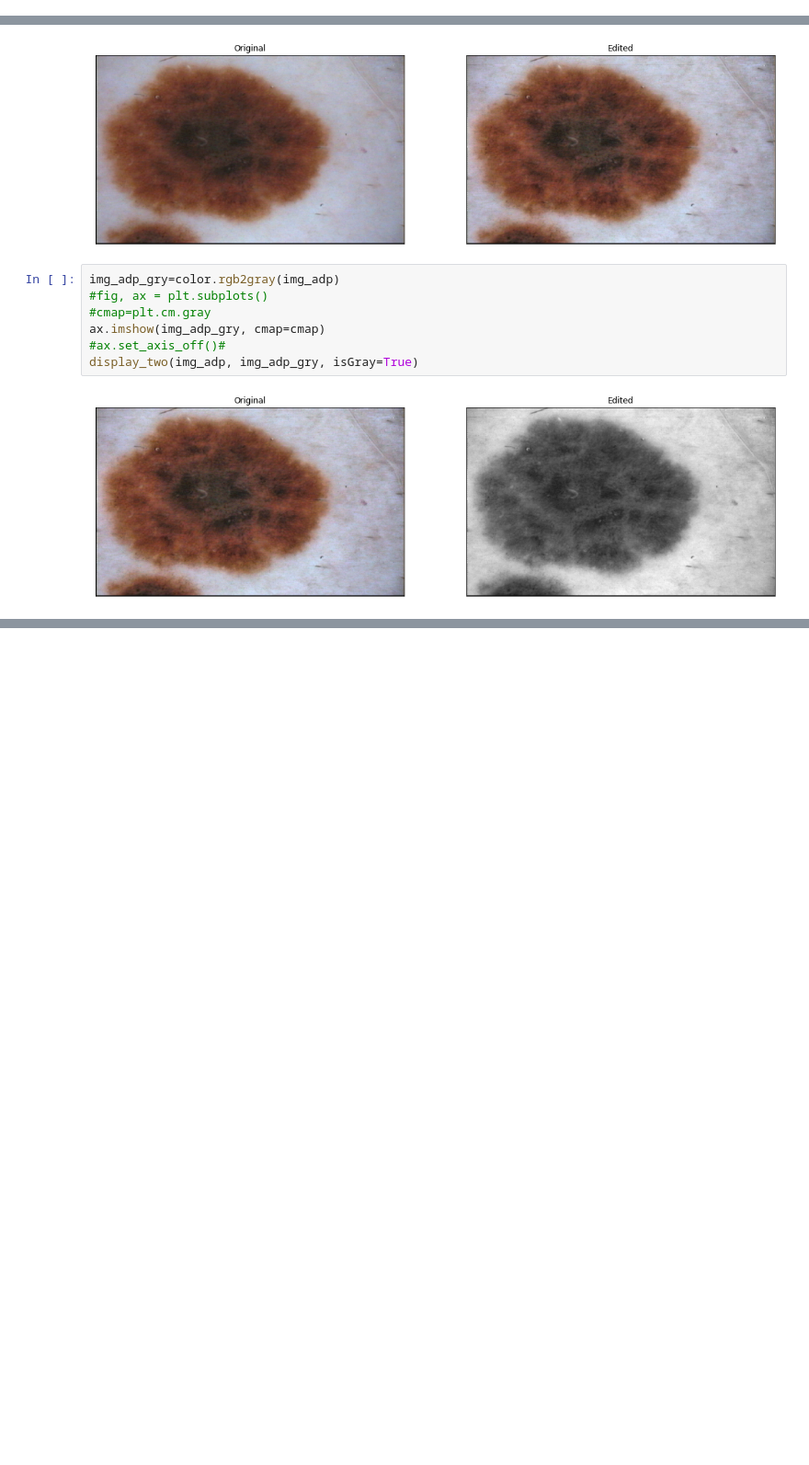
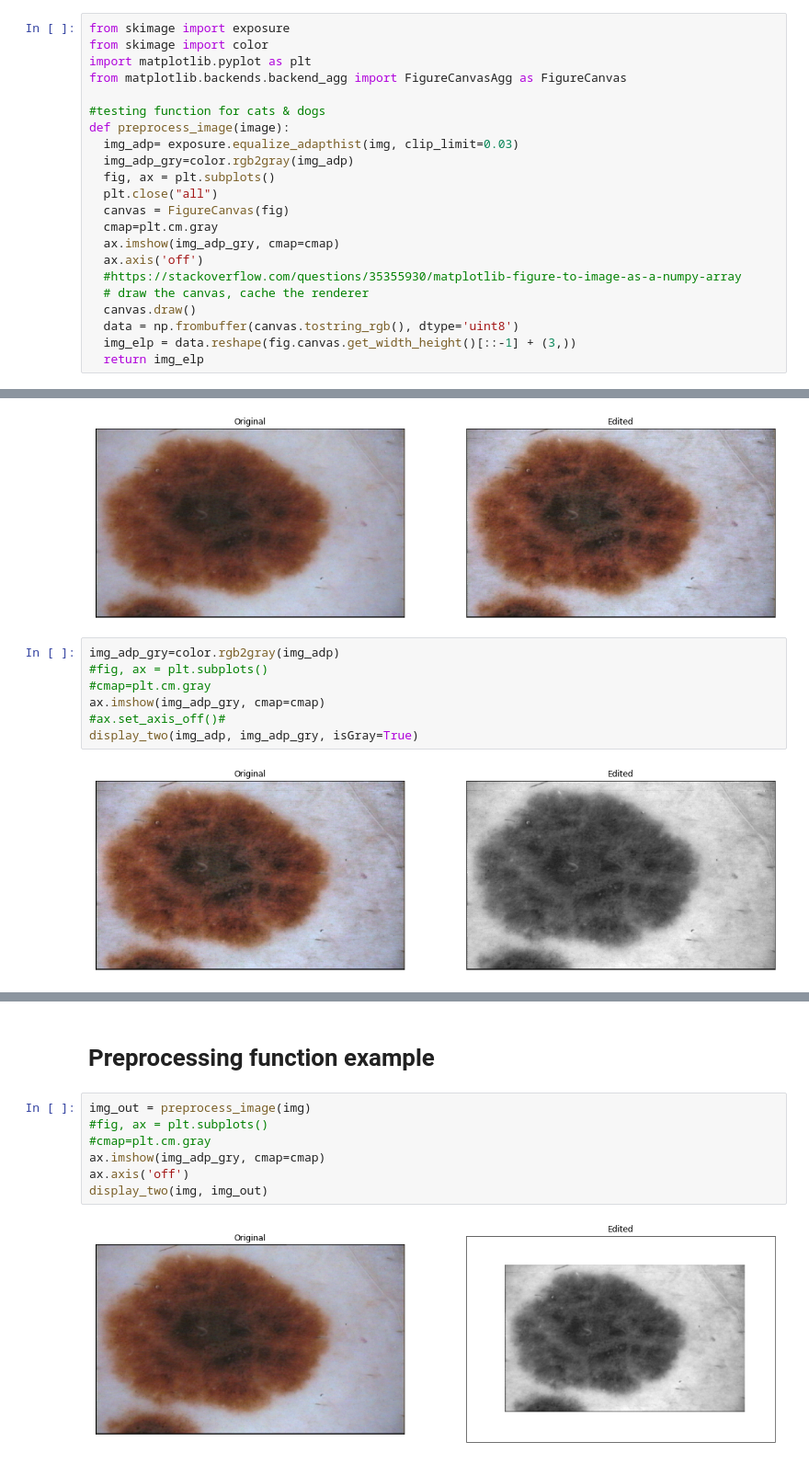
Before and after one commit to FrancescoMariottini/skin_moles_classifier, a Jupyter notebook: image_preprocessing.ipynb, the cells around one changed output, grey strips where cells are left out. Shown at 92% size. Cells and saved outputs as stored; diff of their text form; blank space fills up the shorter version.

Commit message:
Function example

```diff
--- a/image_preprocessing.ipynb
+++ b/image_preprocessing.ipynb
@@ -1,5 +1,27 @@
 # %% [markdown]
 <a href="https://colab.research.google.com/github/silventesa/challenge-mole/blob/francesco/image_preprocessing.ipynb" target="_parent"><img src="https://colab.research.google.com/assets/colab-badge.svg" alt="Open In Colab"/></a>
+# %%
+from skimage import exposure
+from skimage import color
+import matplotlib.pyplot as plt
+from matplotlib.backends.backend_agg import FigureCanvasAgg as FigureCanvas
+
+#testing function for cats & dogs
+def preprocess_image(image):
+  img_adp= exposure.equalize_adapthist(img, clip_limit=0.03)
+  img_adp_gry=color.rgb2gray(img_adp)
+  fig, ax = plt.subplots()
+  plt.close("all")
+  canvas = FigureCanvas(fig)
+  cmap=plt.cm.gray
+  ax.imshow(img_adp_gry, cmap=cmap)
+  ax.axis('off')
+  #https://stackoverflow.com/questions/35355930/matplotlib-figure-to-image-as-a-numpy-array
+  # draw the canvas, cache the renderer
+  canvas.draw()
+  data = np.frombuffer(canvas.tostring_rgb(), dtype='uint8')
+  img_elp = data.reshape(fig.canvas.get_width_height()[::-1] + (3,))
+  return img_elp
 # %%
 from keras.preprocessing.image import ImageDataGenerator
 from datetime import datetime
@@ -107,0 +150,11 @@ display_two(img_adp, img_adp_gry, isGray=True)
+# %% [markdown]
+# Preprocessing function example
+# %%
+img_out = preprocess_image(img)
+#fig, ax = plt.subplots()
+#cmap=plt.cm.gray
+ax.imshow(img_adp_gry, cmap=cmap)
+ax.axis('off')
+display_two(img, img_out)
+# %% [output]
+[figure, added]
```
Also changed, not shown: parts of 3 cells of this notebook.
